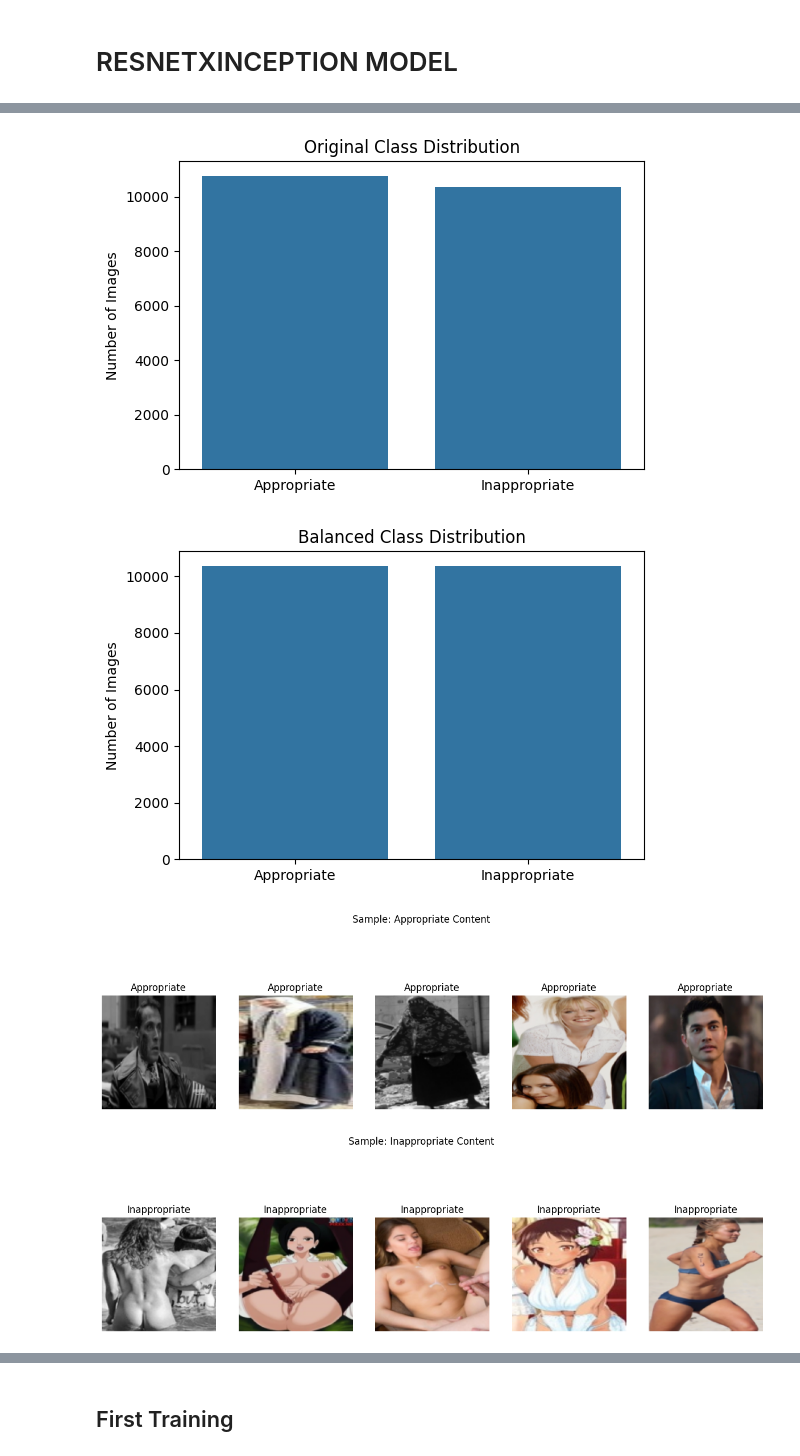
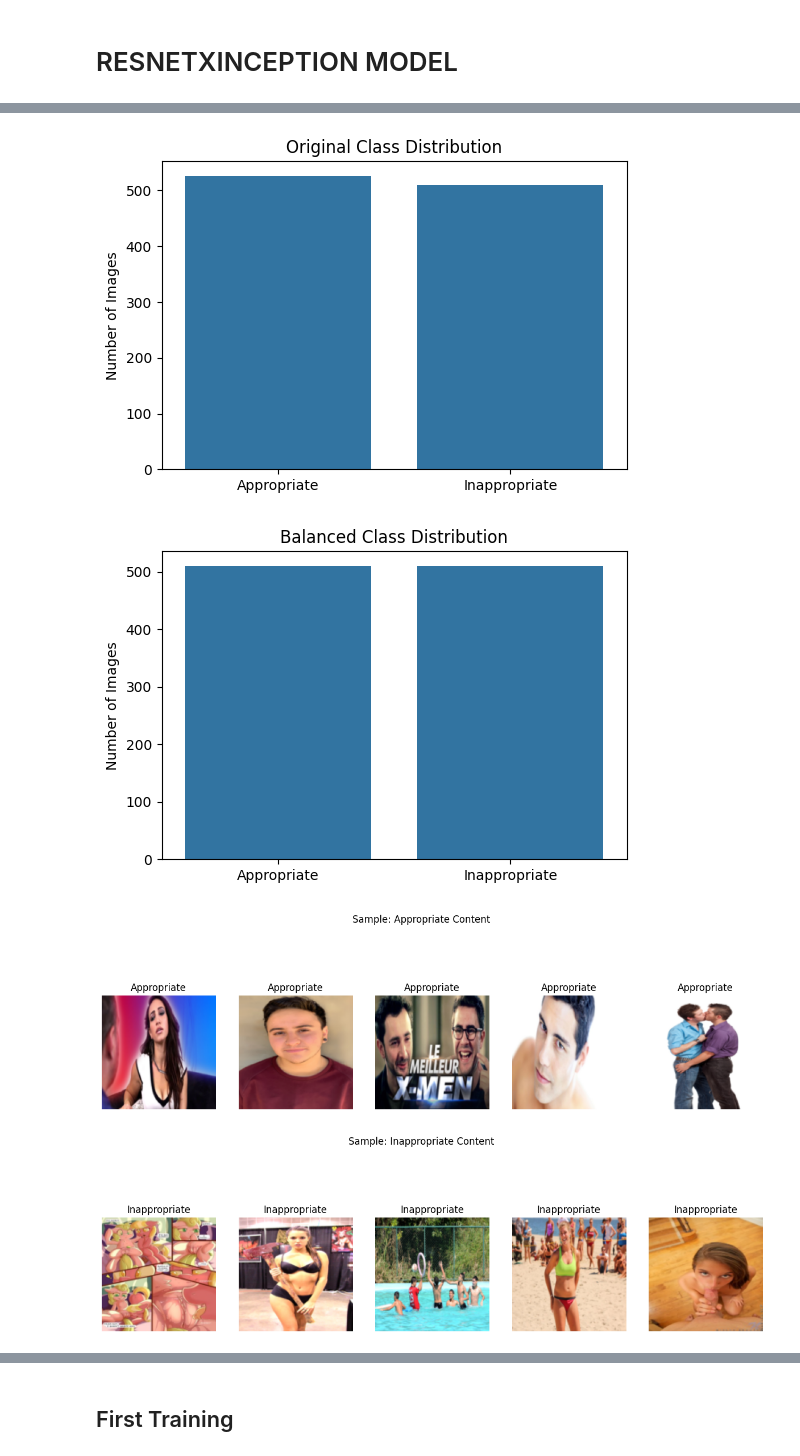
Before and after one commit to AzureSight/thesis_backend, a Jupyter notebook: FinalModels.ipynb, the cells around one changed output, grey strips where cells are left out. Cells and saved outputs as stored; diff of their text form; code cells hidden in the pictures.

```diff
--- a/FinalModels.ipynb
+++ b/FinalModels.ipynb
@@ -26,7 +26,7 @@ from sklearn.utils import shuffle
 
 
 # Dataset path
-dataset_path = "./cropped_full"
+dataset_path = "./train"
 if not os.path.exists(dataset_path):
     raise FileNotFoundError(f"Directory not found: {dataset_path}")
 
@@ -223,4 +223,4 @@ Inappropriate class size: 10368
-[figure, old version]
+[figure, new version]
-[figure, old version]
+[figure, new version]
-[figure, old version]
+[figure, new version]
-[figure, old version]
+[figure, new version]
```
Also changed, not shown: parts of 4 cells of this notebook.
